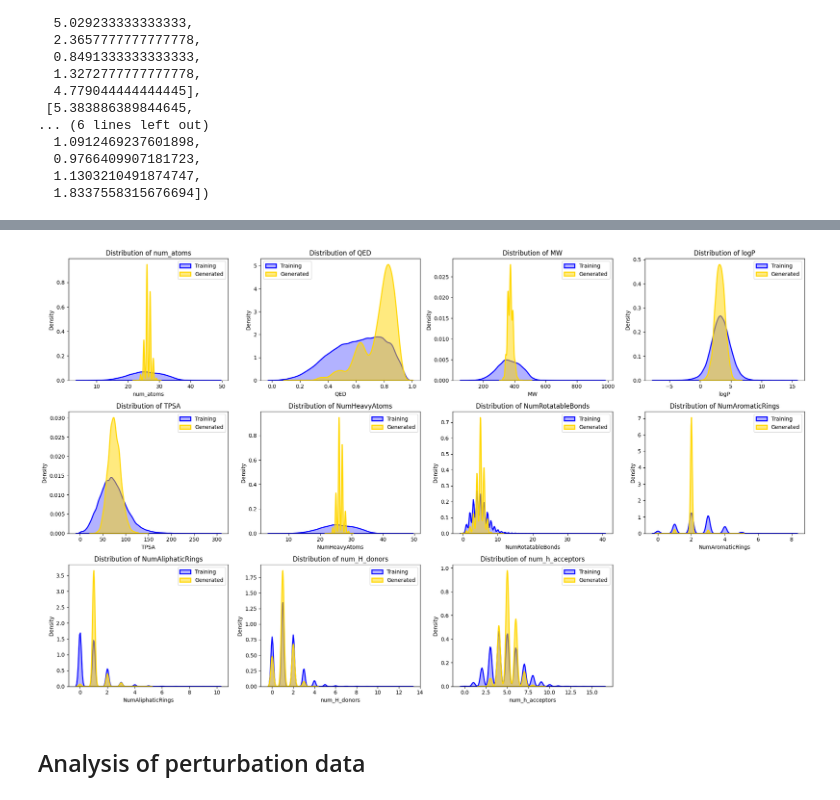
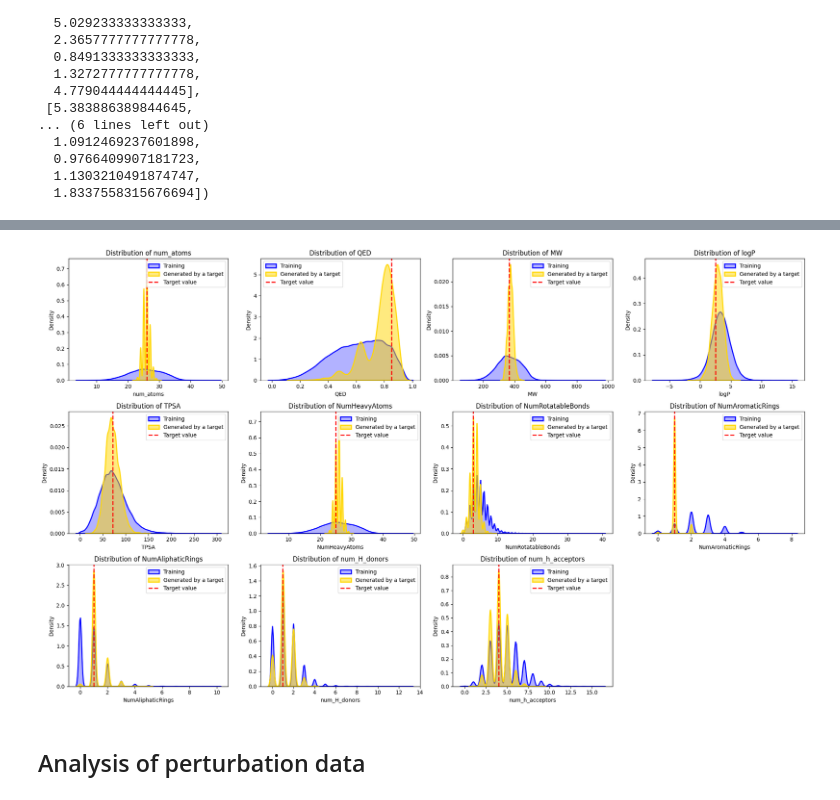
Before and after one commit to harrylaucngd/MSFlow, a Jupyter notebook: explore.ipynb, the cells around one changed output, grey strips where cells are left out. Cells and saved outputs as stored; diff of their text form; code cells hidden in the pictures.

Commit message:
fp conditioning

```diff
--- a/explore.ipynb
+++ b/explore.ipynb
@@ -463 +555,10 @@ torch.cuda.empty_cache()
+# %%
+from tqdm import tqdm
+import torch
+device = 'cuda'
+SEED = 50
+random.seed(SEED); np.random.seed(SEED); torch.manual_seed(SEED)
+target_samples = cond_generate_mols(cfm,cond=condition_vector_qed_increased,source_distribution='uniform',guidance_scale=0.0,num_samples=5000,steps=100, device = 'cuda', temperature=1)
+_, target_smiles = decode_tokens_to_smiles(target_samples, ID2TOK=ID2TOK, TOK2ID=TOK2ID, PAD=PAD)
+torch.cuda.empty_cache()
 # %%
@@ -527,7 +628,11 @@ def compute_properties_for_single(smiles: str) -> Dict[str, Union[float, bool]]:
         "num_h_acceptors": Lipinski.NumHAcceptors(m) if m is not None else float('nan'),
     }
 # %%
+target_df_props = []
 df_props = []
 for smi in smiles:
     df_props.append(compute_properties_for_single(smi))
-properties_df = pd.json_normalize(df_props)
+for smi in target_smiles:
+    target_df_props.append(compute_properties_for_single(smi))
+avg_properties_df = pd.json_normalize(df_props)
+target_properties_df = pd.json_normalize(target_df_props)
@@ -555,8 +644,8 @@ properties_df
 gen_props_means =[]
 gen_props_stds =[]
 for i in range(11):
-    gen_props_means.append((properties_df.iloc[:,-11 +i].mean()))
-    gen_props_stds.append(properties_df.iloc[:,-11 +i].std())
+    gen_props_means.append((avg_properties_df.iloc[:,-11 +i].mean()))
+    gen_props_stds.append(avg_properties_df.iloc[:,-11 +i].std())
 # %%
 train_props_means, train_props_stds
 # %% [output]
@@ -600,3 +669,5 @@ gen_props_means, gen_props_stds
+# %%
+props_qed_increased[1] =0.85
 # %%
 import seaborn as sns
 import matplotlib.pyplot as plt
@@ -610,35 +681,43 @@ properties = [
 
 # Set up the plot grid
 n_cols = 4
 n_rows = 3
 fig, axes = plt.subplots(n_rows, n_cols, figsize=(20, 12))
 axes = axes.flatten()
 
 # Plot each property in a subplot
 for i, prop in enumerate(properties):
     ax = axes[i]
 
     # KDE plot for training set
     sns.kdeplot(df_train[prop].dropna(), fill=True, color='blue', label='Training',
                 alpha=0.3, linewidth=2, ax=ax)
 
+    #         # KDE plot for generated set
+    # sns.kdeplot(avg_properties_df[prop].dropna(), fill=True, color='grey', label='Generated by avg cond',
+    #             alpha=0.5, linewidth=2, ax=ax)
+
     # KDE plot for generated set
-    sns.kdeplot(properties_df[prop].dropna(), fill=True, color='gold', label='Generated',
+    sns.kdeplot(target_properties_df[prop].dropna(), fill=True, color='gold', label='Generated by a target',
                 alpha=0.5, linewidth=2, ax=ax)
+
+    ax.axvline(props_qed_increased[i], color='red', linestyle='--', linewidth=2, label='Target value')
+
+
 
     ax.set_title(f"Distribution of {prop}")
     ax.set_xlabel(prop)
     ax.set_ylabel("Density")
     ax.legend()
 
 # Remove empty subplots if properties < n_rows * n_cols
 for j in range(len(properties), len(axes)):
     fig.delaxes(axes[j])
 
 plt.tight_layout()
 plt.show()
 # %% [output]
-[figure, old version]
+[figure, new version]
 # %% [markdown]
 ## Analysis of perturbation data
 # %%
```
Also changed, not shown: parts of 15 cells of this notebook, 4 other files.
